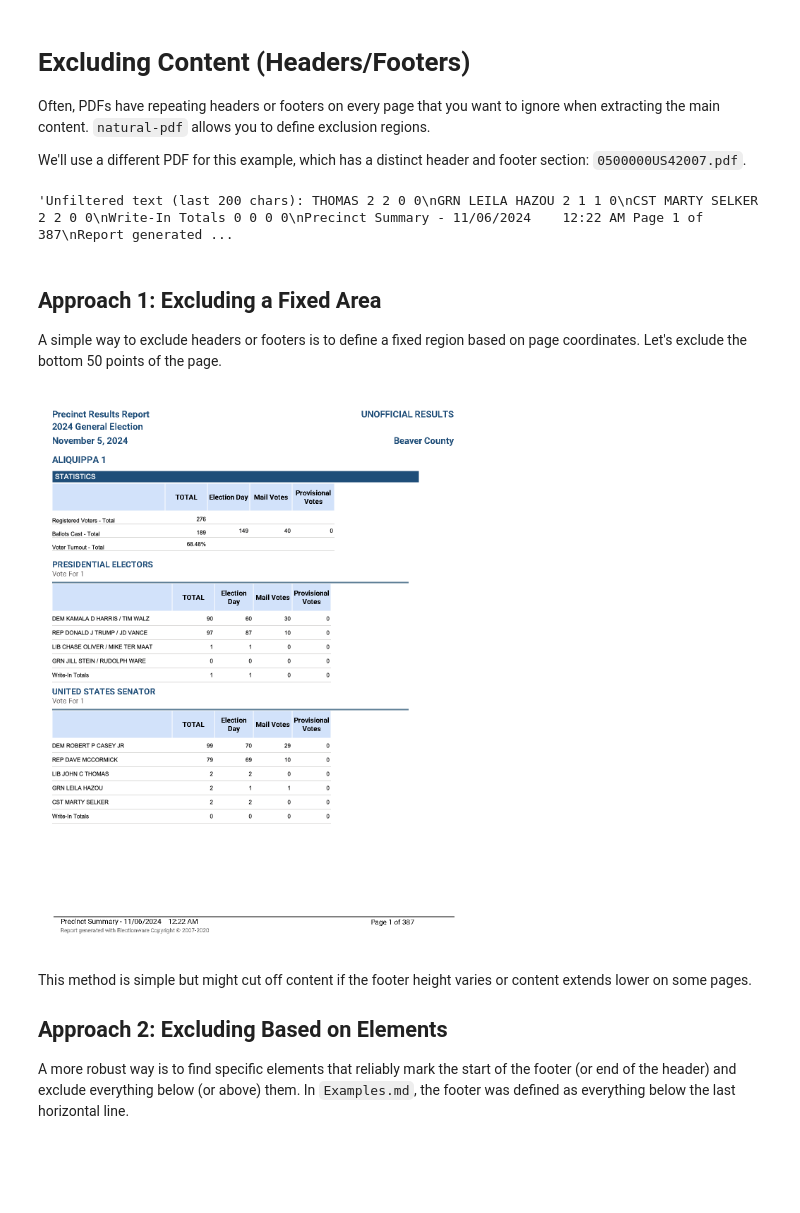
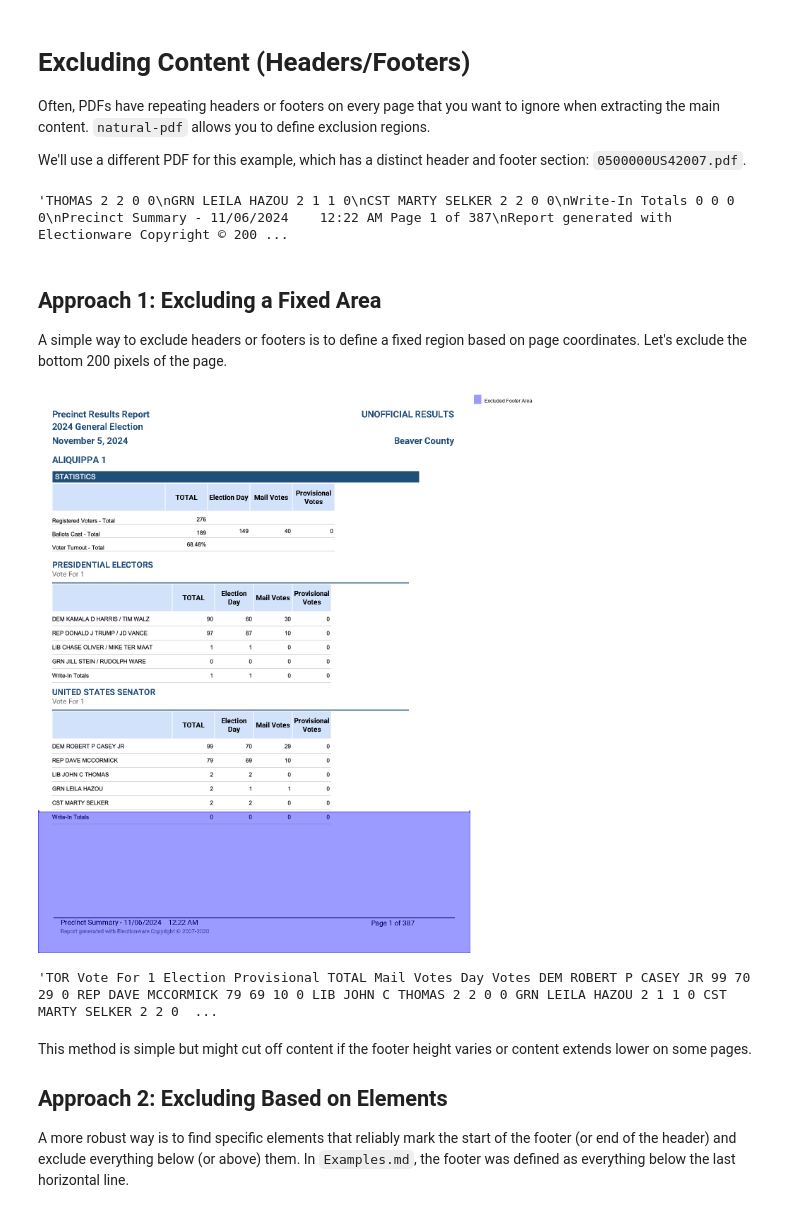
Before and after one commit to jsoma/natural-pdf, a Jupyter notebook: tutorials/05-excluding-content/05-excluding-content.ipynb, the cells around one changed output. Saved outputs shown, nothing was run; the diff lists cells and outputs as text; code cells hidden in the pictures; blank space fills up the shorter version.

```diff
--- a/tutorials/05-excluding-content/05-excluding-content.ipynb
+++ b/tutorials/05-excluding-content/05-excluding-content.ipynb
@@ -20,39 +20,42 @@ page = pdf.pages[0]
 full_text_unfiltered = page.extract_text()
 
 # Show the last 200 characters (likely containing footer text)
-"Unfiltered text (last 200 chars): " + full_text_unfiltered[-200:]
+full_text_unfiltered[-200:]
 # %% [output]
-'Unfiltered text (last 200 chars): THOMAS 2 2 0 0\nGRN LEILA HAZOU 2 1 1 0\nCST MARTY SELKER 2 2 0 0\nWrite-In Totals 0 0 0 0\nPrecinct Summary - 11/06/2024    12:22 AM Page 1 of 387\nReport generated ...
+'THOMAS 2 2 0 0\nGRN LEILA HAZOU 2 1 1 0\nCST MARTY SELKER 2 2 0 0\nWrite-In Totals 0 0 0 0\nPrecinct Summary - 11/06/2024    12:22 AM Page 1 of 387\nReport generated with Electionware Copyright © 200 ...
 # %% [markdown]
 ## Approach 1: Excluding a Fixed Area
 
-A simple way to exclude headers or footers is to define a fixed region based on page coordinates. Let's exclude the bottom 50 points of the page.
+A simple way to exclude headers or footers is to define a fixed region based on page coordinates. Let's exclude the bottom 200 pixels of the page.
 # %%
 from natural_pdf import PDF
 
 pdf_url = "https://github.com/jsoma/natural-pdf/raw/refs/heads/main/pdfs/0500000US42007.pdf"
 pdf = PDF(pdf_url)
 
-# Define the exclusion region directly using a lambda function
-footer_height = 50
+# Define the exclusion region on every page using a lambda function
+footer_height = 200
 pdf.add_exclusion(
     lambda page: page.region(top=page.height - footer_height),
-    label="Bottom 50pt Footer"
+    label="Bottom 200pt Footer"
 )
 
 # Now extract text from the first page again, exclusions are active by default
 page = pdf.pages[0]
-filtered_text = page.extract_text() # use_exclusions=True is default
-
-# Show the last 200 chars with footer area excluded
-"Fixed Area Excluded (last 200 chars): " + filtered_text[-200:]
 
 # Visualize the excluded area
 footer_region_viz = page.region(top=page.height - footer_height)
-footer_region_viz.show(label="Excluded Footer Area")
+footer_region_viz.highlight(label="Excluded Footer Area")
 page.to_image()
 # %% [output]
-[figure, old version]
+[figure, new version]
+# %%
+filtered_text = page.extract_text() # use_exclusions=True is default
+
+# Show the last 200 chars with footer area excluded
+filtered_text[-200:]
+# %% [output]
+'TOR Vote For 1 Election Provisional TOTAL Mail Votes Day Votes DEM ROBERT P CASEY JR 99 70 29 0 REP DAVE MCCORMICK 79 69 10 0 LIB JOHN C THOMAS 2 2 0 0 GRN LEILA HAZOU 2 1 1 0 CST MARTY SELKER 2 2 0  ...
 # %% [markdown]
 This method is simple but might cut off content if the footer height varies or content extends lower on some pages.
 
```
Also changed, not shown: 33 other files.
